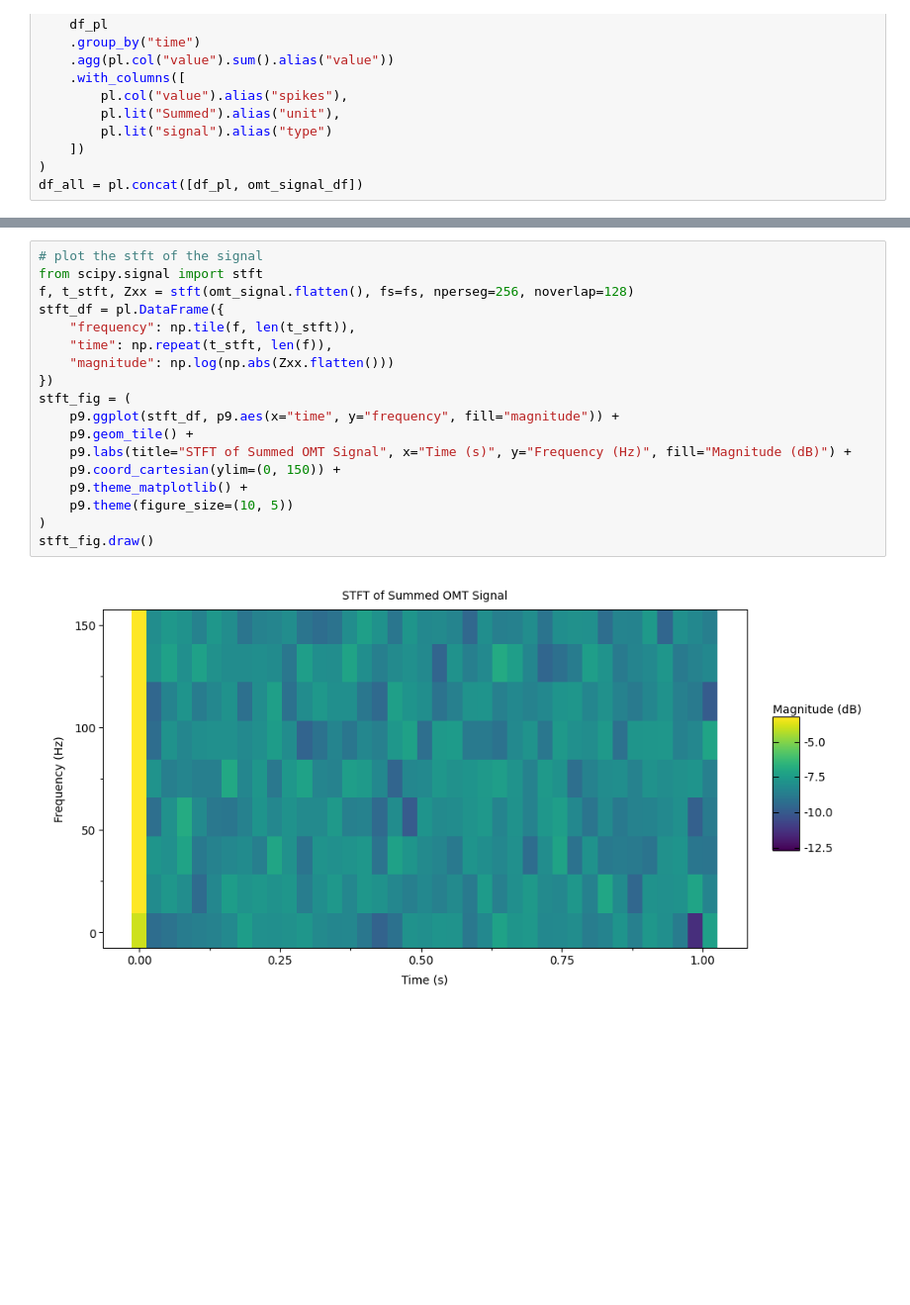
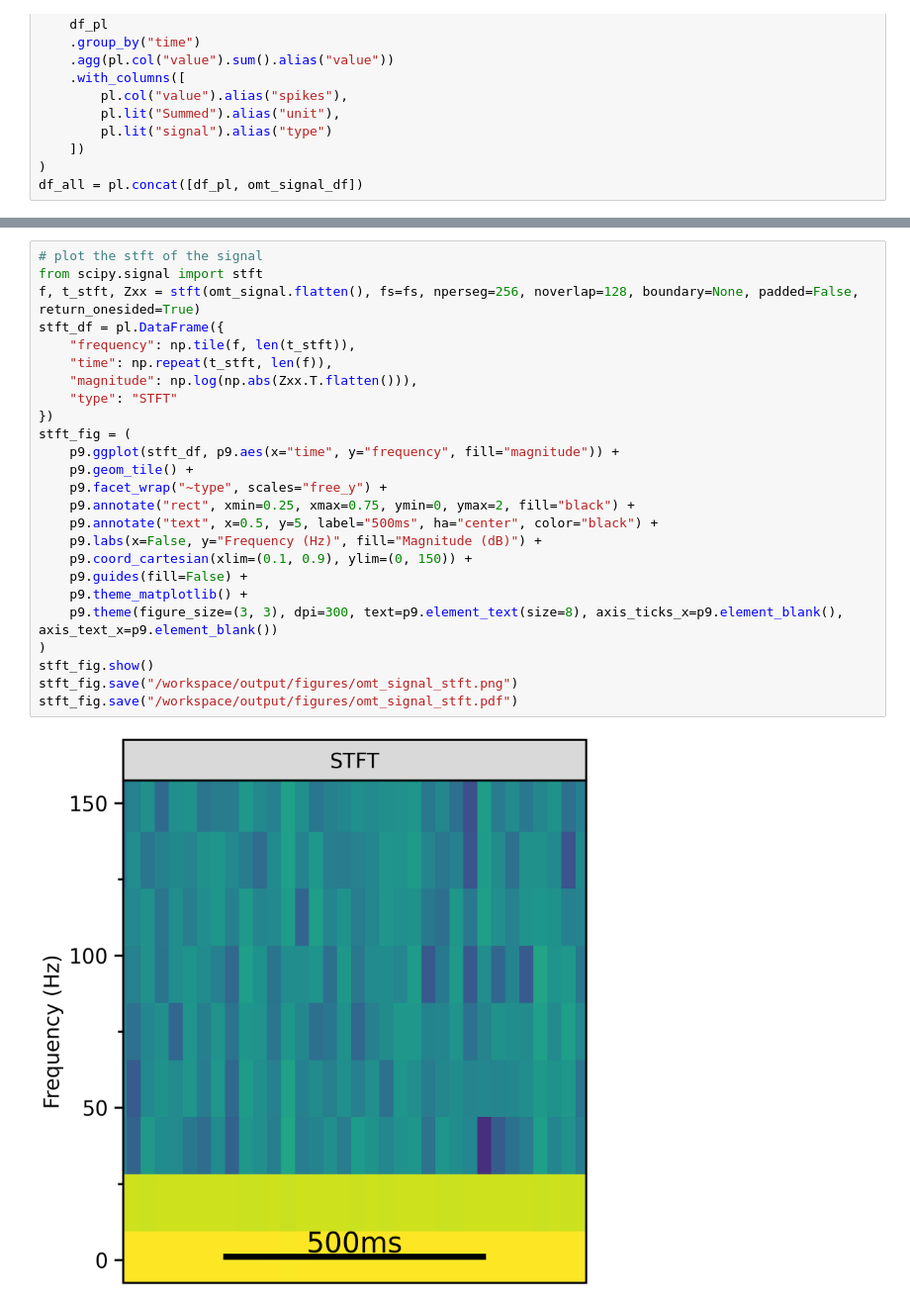
Before and after one commit to ahmed-alhindawi/omt_simulator, a Jupyter notebook: src/omt_simulator.ipynb, the cells around one changed output, grey strips where cells are left out. Shown at 99% size. Cells and saved outputs as stored; diff of their text form; blank space fills up the shorter version.

```diff
--- a/src/omt_simulator.ipynb
+++ b/src/omt_simulator.ipynb
@@ -138,21 +149,28 @@ fft_fig.draw()
 # %%
 # plot the stft of the signal
 from scipy.signal import stft
-f, t_stft, Zxx = stft(omt_signal.flatten(), fs=fs, nperseg=256, noverlap=128)
+f, t_stft, Zxx = stft(omt_signal.flatten(), fs=fs, nperseg=256, noverlap=128, boundary=None, padded=False, return_onesided=True)
 stft_df = pl.DataFrame({
     "frequency": np.tile(f, len(t_stft)),
     "time": np.repeat(t_stft, len(f)),
-    "magnitude": np.log(np.abs(Zxx.flatten()))
+    "magnitude": np.log(np.abs(Zxx.T.flatten())),
+    "type": "STFT"
 })
 stft_fig = (
     p9.ggplot(stft_df, p9.aes(x="time", y="frequency", fill="magnitude")) +
     p9.geom_tile() +
-    p9.labs(title="STFT of Summed OMT Signal", x="Time (s)", y="Frequency (Hz)", fill="Magnitude (dB)") +
-    p9.coord_cartesian(ylim=(0, 150)) +
+    p9.facet_wrap("~type", scales="free_y") +
+    p9.annotate("rect", xmin=0.25, xmax=0.75, ymin=0, ymax=2, fill="black") +
+    p9.annotate("text", x=0.5, y=5, label="500ms", ha="center", color="black") +
+    p9.labs(x=False, y="Frequency (Hz)", fill="Magnitude (dB)") +
+    p9.coord_cartesian(xlim=(0.1, 0.9), ylim=(0, 150)) +
+    p9.guides(fill=False) +
     p9.theme_matplotlib() +
-    p9.theme(figure_size=(10, 5))
+    p9.theme(figure_size=(3, 3), dpi=300, text=p9.element_text(size=8), axis_ticks_x=p9.element_blank(), axis_text_x=p9.element_blank())
 )
-stft_fig.draw()
+stft_fig.show()
+stft_fig.save("/workspace/output/figures/omt_signal_stft.png")
+stft_fig.save("/workspace/output/figures/omt_signal_stft.pdf")
 # %% [output]
-[figure, old version]
+[figure, new version]
 # %%
```
Also changed, not shown: parts of 9 cells of this notebook, 12 other files.
